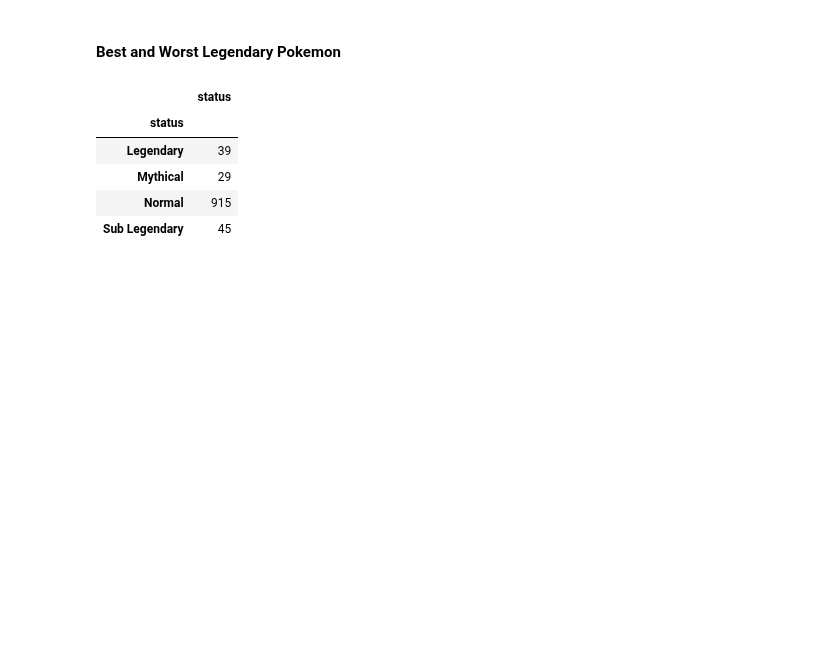
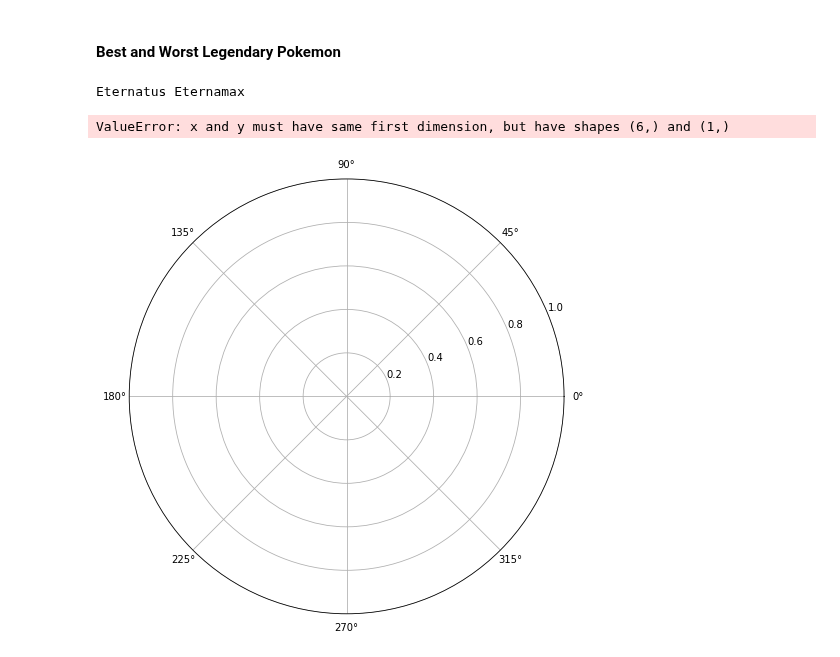
Before and after one commit to SavGRY/savini_its_data_analysis, a Jupyter notebook: relazione_python.ipynb, the cells around one changed output. Cells and saved outputs as stored; diff of their text form; code cells hidden in the pictures; blank space fills up the shorter version.

```diff
--- a/relazione_python.ipynb
+++ b/relazione_python.ipynb
@@ -526,14 +875,35 @@ plt.show()
 [figure]
 # %% [markdown]
 #### Best and Worst Legendary Pokemon
-# %%
-best_legendary = pd.DataFrame(filtered_pokemon_data.groupby("status")['status'].count())
-
-best_legendary
-# %% [output]
-|  | status |
-| status |  |
-| Legendary | 39 |
-| Mythical | 29 |
-| Normal | 915 |
-| Sub Legendary | 45 |
+# %%
+categories_to_show = ['attack', 'defense','sp_attack', 'sp_defense', 'speed']
+categories_to_show = [*categories_to_show, categories_to_show[0]]
+
+my_legendary = pd.DataFrame(filtered_pokemon_data.groupby("status")['name'])
+
+all_legendaries = filtered_pokemon_data[filtered_pokemon_data.status.isin(['Legendary'])]
+
+all_legendaries_sorted = all_legendaries[['name', 'total_points']].sort_values(by = 'total_points', ascending=False)
+all_legendaries_sorted
+
+best_legendary = all_legendaries_sorted.head(1)
+print(*best_legendary.name)
+worst_legendary = all_legendaries_sorted.tail(1)
+
+
+label_loc = np.linspace(start=0, stop=2 * np.pi , num=len(categories_to_show))
+
+# theta = np.arange(len(best_pokemon) + 1) / float(len(best_pokemon)) * 2 * np.pi
+plt.figure(figsize=(8, 8))
+plt.subplot(polar=True)
+plt.plot(label_loc, best_legendary.total_points, label=best_pokemon_label)
+plt.plot(label_loc, worst_legendary.total_points,
+         label=worst_pokemon_label)
+plt.title(f'{best_pokemon_label} Comprared to {worst_pokemon_label}', size=20)
+lines, labels = plt.thetagrids(np.degrees(label_loc), labels=categories_to_show)
+plt.legend()
+plt.show()
+# %% [output]
+Eternatus Eternamax
+ValueError: x and y must have same first dimension, but have shapes (6,) and (1,)
+[figure, added]
```
Also changed, not shown: parts of 18 cells of this notebook, 1 other file.
